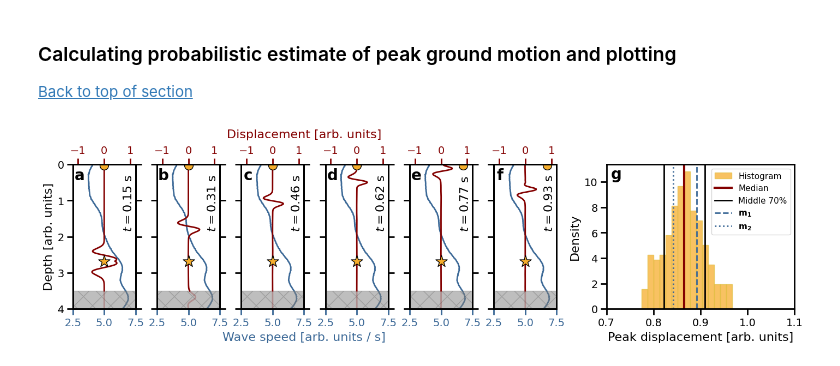
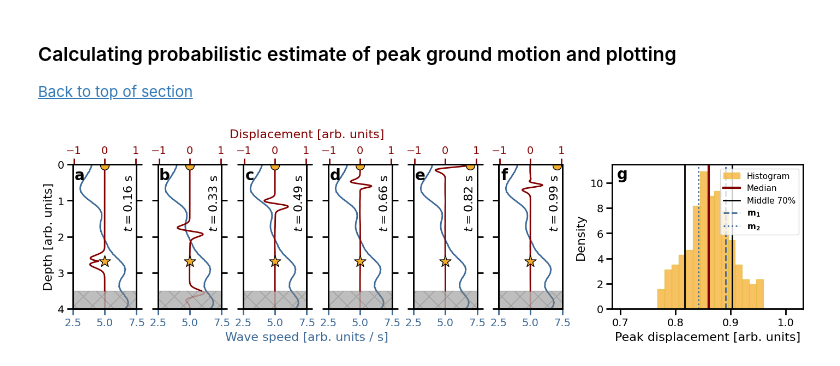
Before and after one commit to sscivier/gp-prob-earthquake-shaking, a Jupyter notebook: workflow.ipynb, the cells around one changed output. Cells and saved outputs as stored; diff of their text form; code cells hidden in the pictures.

```diff
--- a/workflow.ipynb
+++ b/workflow.ipynb
@@ -621,3 +453,22 @@ for it in tqdm(range(nt)):
+# %%
+# interpolate the two input models using cubic splines
+
+interpolated_models = np.zeros((2, num_test_points))
+
+for i in range(2):
+    cs = CubicSpline(xs[i], velocity_models[i])
+    interpolated_models[i] = cs(np.linspace(0, 4, num_test_points))
+
+peak_amplitudes_input_models, plotting_wavefield_input_models = finite_difference_solver(
+    velocity_models=interpolated_models,
+    num_coordinates=num_test_points,
+    num_time_steps=nt,
+    delta_x=dx,
+    delta_t=dt,
+    source=source,
+    source_location=src_idx,
+    damping=damping,
+)
 # %% [markdown]
 ### Calculating probabilistic estimate of peak ground motion and plotting
 
@@ -634,10 +485,7 @@ upper_bound = np.percentile(peak_amplitudes[:, -1], 85)
 d_med_lower = median - lower_bound
 d_med_upper = upper_bound - median
 # %%
-# plot displacement field at intermediate time steps for one velocity model,
-# and the histogram of peak amplitudes for all velocity model samples
-
-x = np.linspace(0., 4., n_points)
+x = np.linspace(0., 4., num_test_points)
 
 gs_kw = dict(width_ratios=[3, 3, 3, 3, 3, 3, 9])
 
@@ -652,7 +500,7 @@ for col, ax in enumerate(axs.flat[:-1]):
 
     ax2 = ax.twiny()
 
-    ax2.set_xlim(-1.2, 1.2)
+    ax2.set_xlim(- (median + 4 * d_med_upper), median + 4 * d_med_upper)
 
     if col == 5:
         pass
@@ -672,52 +520,48 @@ for col, ax in enumerate(axs.flat[:-1]):
     ax.tick_params(axis='x', labelcolor="#3C6997", color="#3C6997")
     ax2.tick_params(axis='x', labelcolor="#830000", color="#830000")
 
-    N = 90
+    N = 96
 
     ax.text(0.8, 0.55, f"$t = {N * (1 + col) * dt:0.2f}$ s", transform=ax.transAxes, fontsize=16, rotation="vertical")
 
-    ax2.plot(u_plot[N * (1 + col), :-pml_width], x[:-pml_width], color="#830000")
-    ax2.plot(u_plot[N * (1 + col), -pml_width - 1:], x[-pml_width - 1:], color="#830000", alpha=0.25)
-    ax.plot(velocity_samples[plot_idx], x, color="#3C6997")
+    ax2.plot(plotting_wavefield[N * (1 + col), :-num_pml_points], x[:-num_pml_points], color="#830000")
+    ax2.plot(plotting_wavefield[N * (1 + col), -num_pml_points - 1:], x[-num_pml_points - 1:], color="#830000", alpha=0.25)
+    ax.plot(velocity_samples[1], x, color="#3C6997")
 
     ax2.scatter(0, src_idx * dx, color="#F6AE2D", marker="*", s=256, edgecolor="black", zorder=5)
 
-    ax2.scatter(peak_amplitudes[plot_idx, N * (1 + col)], 0.025, color="#F6AE2D", marker="o", s=128, edgecolor="black", zorder=2)
+    ax2.scatter(peak_amplitudes[1, N * (1 + col)], 0.025, color="#F6AE2D", marker="o", s=128, edgecolor="black", zorder=2)
 
-    ax2.fill_between([-1.2, 1.2], domain_size - pml_width * dx, 4, color="tab:grey", alpha=0.5, hatch="x")
+    ax2.fill_between([-10., 10.], domain_size - num_pml_points * dx, 4, color="tab:grey", alpha=0.5, hatch="x")
 
 axs[-1].hist(peak_amplitudes[:, -1], bins=15, density=True, color="#F6AE2D", alpha=0.75, label="Histogram", edgecolor=colors[1])
 
 axs[-1].axvline(median, color="#830000", lw=3, label="Median")
 axs[-1].axvline(lower_bound, color="black", lw=2, label="Middle 70%")
 axs[-1].axvline(upper_bound, color="black", lw=2)
 
 axs[-1].axvline(peak_amplitudes_input_models[0, -1], color="#3C6997", lw=2, ls="--", label=r"$\bf{m}_1$")
 axs[-1].axvline(peak_amplitudes_input_models[1, -1], color="#3C6997", lw=2, ls=":", label=r"$\bf{m}_2$")
 
-# axs[-1].set_xlim([median - 4 * d_med_lower, median + 4.5 * d_med_upper])
-axs[-1].set_xlim([0.7, 1.1])
+axs[-1].set_xlim([median - 4 * d_med_lower, median + 4 * d_med_upper])
 
 # axs[-1].set_yticks([])
 axs[-1].set_xlabel("Peak displacement [arb. units]", labelpad=5)
 axs[-1].set_ylabel("Density", labelpad=5)
 
-axs[-1].legend(fontsize=11)
+axs[-1].legend(fontsize=11, loc="upper right")
 
 lposx = 0.1
 lposy = 0.925
 
 axs[0].text(lposx, lposy, r"$\bf{a}$", transform=axs[0].transAxes, fontsize=20, ha="center", va="center")
 axs[1].text(lposx, lposy, r"$\bf{b}$", transform=axs[1].transAxes, fontsize=20, ha="center", va="center")
 axs[2].text(lposx, lposy, r"$\bf{c}$", transform=axs[2].transAxes, fontsize=20, ha="center", va="center")
 axs[3].text(lposx, lposy, r"$\bf{d}$", transform=axs[3].transAxes, fontsize=20, ha="center", va="center")
 axs[4].text(lposx, lposy, r"$\bf{e}$", transform=axs[4].transAxes, fontsize=20, ha="center", va="center")
 axs[5].text(lposx, lposy, r"$\bf{f}$", transform=axs[5].transAxes, fontsize=20, ha="center", va="center")
 axs[6].text(0.05, lposy, r"$\bf{g}$", transform=axs[6].transAxes, fontsize=20, ha="center", va="center")
 
-# plt.savefig("./figures/wavefield_histogram.pdf", bbox_inches="tight")
-# plt.savefig("./figures/wavefield_histogram.png", bbox_inches="tight")
-
 plt.show()
 # %% [output]
-[figure, old version]
+[figure, new version]
```
Also changed, not shown: parts of 9 cells of this notebook, 1 other file.
